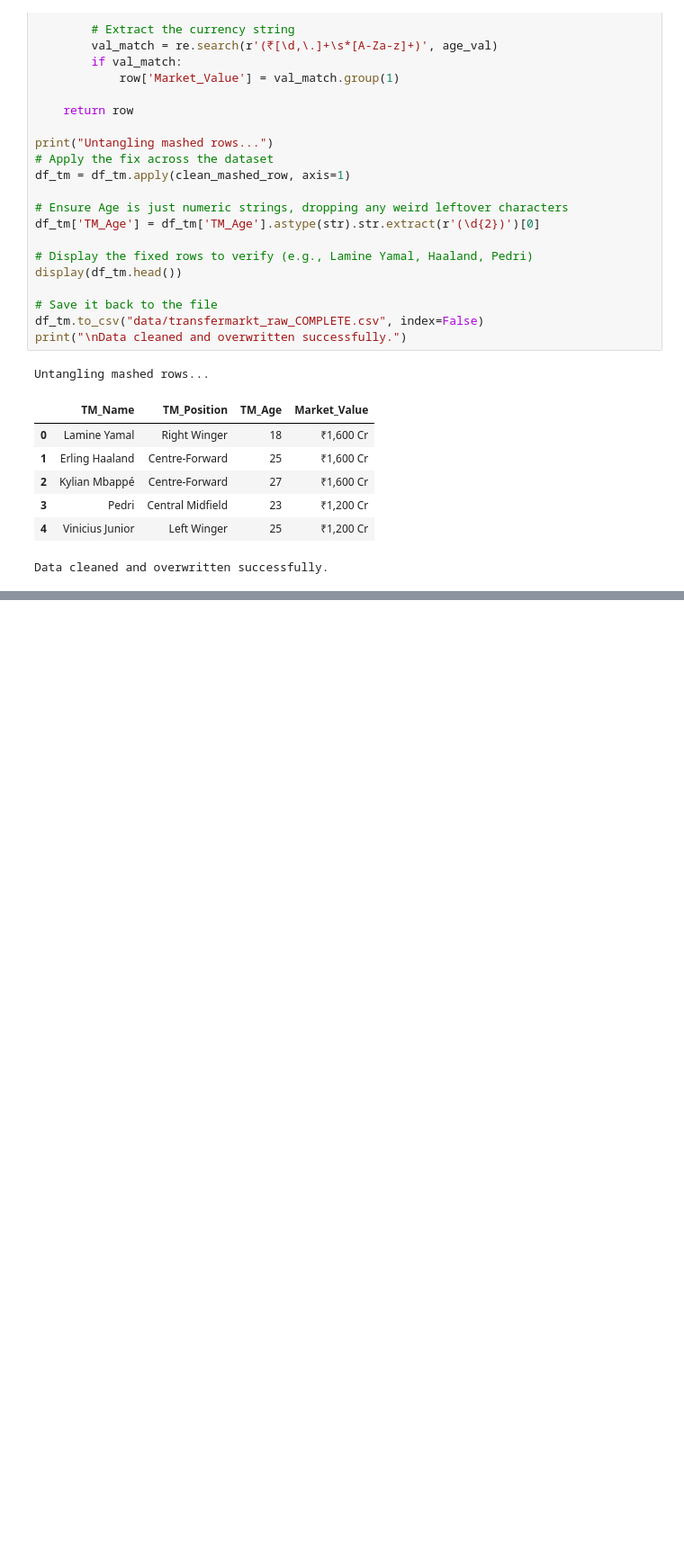
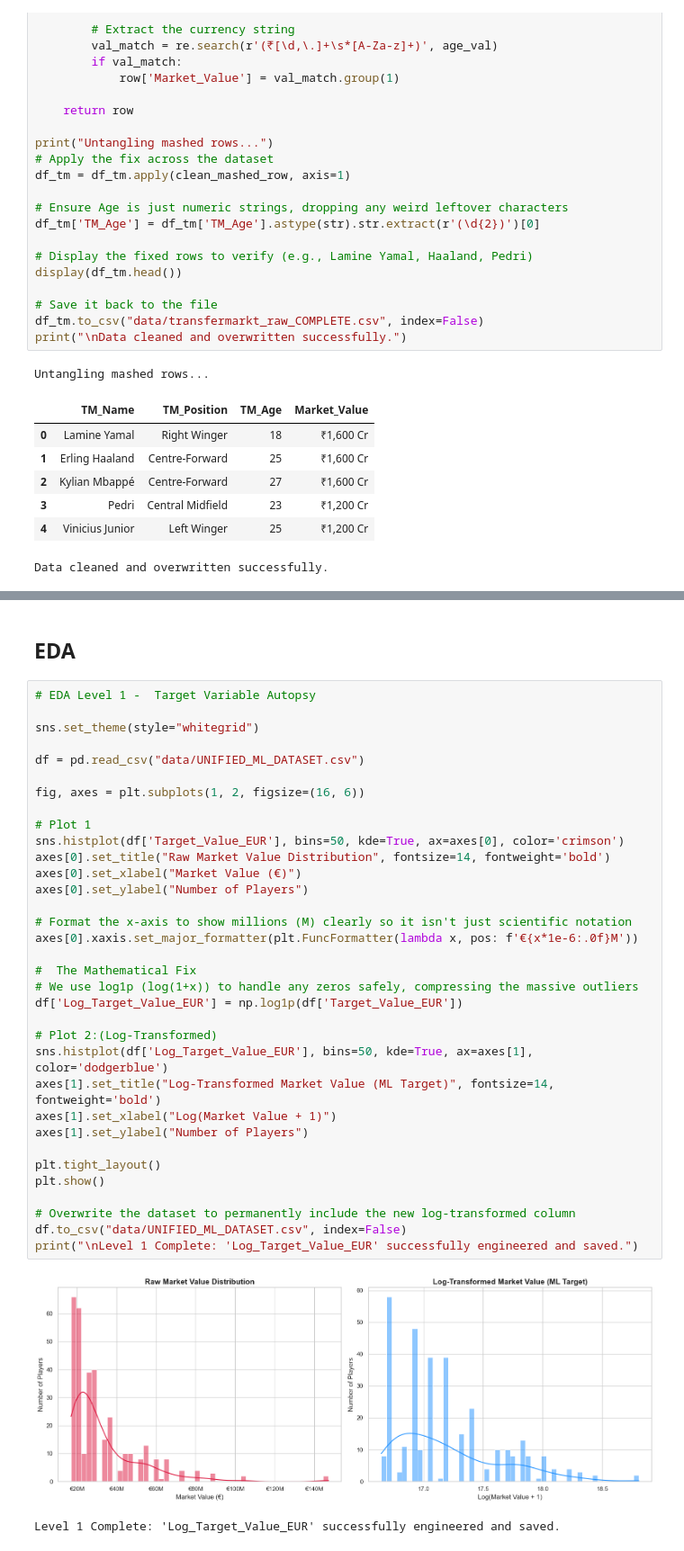
Before and after one commit to Ashwynkumar16/whatif_simulator, a Jupyter notebook: main.ipynb, the cells around one changed output, grey strips where cells are left out. Shown at 90% size. Cells and saved outputs as stored; diff of their text form; blank space fills up the shorter version.

```diff
--- a/main.ipynb
+++ b/main.ipynb
@@ -602,0 +570,39 @@ The master dataset is saved to 'data/UNIFIED_ML_DATASET.csv'.
+# %% [markdown]
+## EDA
+# %%
+# EDA Level 1 -  Target Variable Autopsy
+
+sns.set_theme(style="whitegrid")
+
+df = pd.read_csv("data/UNIFIED_ML_DATASET.csv")
+
+fig, axes = plt.subplots(1, 2, figsize=(16, 6))
+
+# Plot 1
+sns.histplot(df['Target_Value_EUR'], bins=50, kde=True, ax=axes[0], color='crimson')
+axes[0].set_title("Raw Market Value Distribution", fontsize=14, fontweight='bold')
+axes[0].set_xlabel("Market Value (€)")
+axes[0].set_ylabel("Number of Players")
+
+# Format the x-axis to show millions (M) clearly so it isn't just scientific notation
+axes[0].xaxis.set_major_formatter(plt.FuncFormatter(lambda x, pos: f'€{x*1e-6:.0f}M'))
+
+#  The Mathematical Fix
+# We use log1p (log(1+x)) to handle any zeros safely, compressing the massive outliers
+df['Log_Target_Value_EUR'] = np.log1p(df['Target_Value_EUR'])
+
+# Plot 2:(Log-Transformed)
+sns.histplot(df['Log_Target_Value_EUR'], bins=50, kde=True, ax=axes[1], color='dodgerblue')
+axes[1].set_title("Log-Transformed Market Value (ML Target)", fontsize=14, fontweight='bold')
+axes[1].set_xlabel("Log(Market Value + 1)")
+axes[1].set_ylabel("Number of Players")
+
+plt.tight_layout()
+plt.show()
+
+# Overwrite the dataset to permanently include the new log-transformed column
+df.to_csv("data/UNIFIED_ML_DATASET.csv", index=False)
+print("\nLevel 1 Complete: 'Log_Target_Value_EUR' successfully engineered and saved.")
+# %% [output]
+[figure, added]
+Level 1 Complete: 'Log_Target_Value_EUR' successfully engineered and saved.
```
Also changed, not shown: parts of 16 cells of this notebook, 1 other file.
